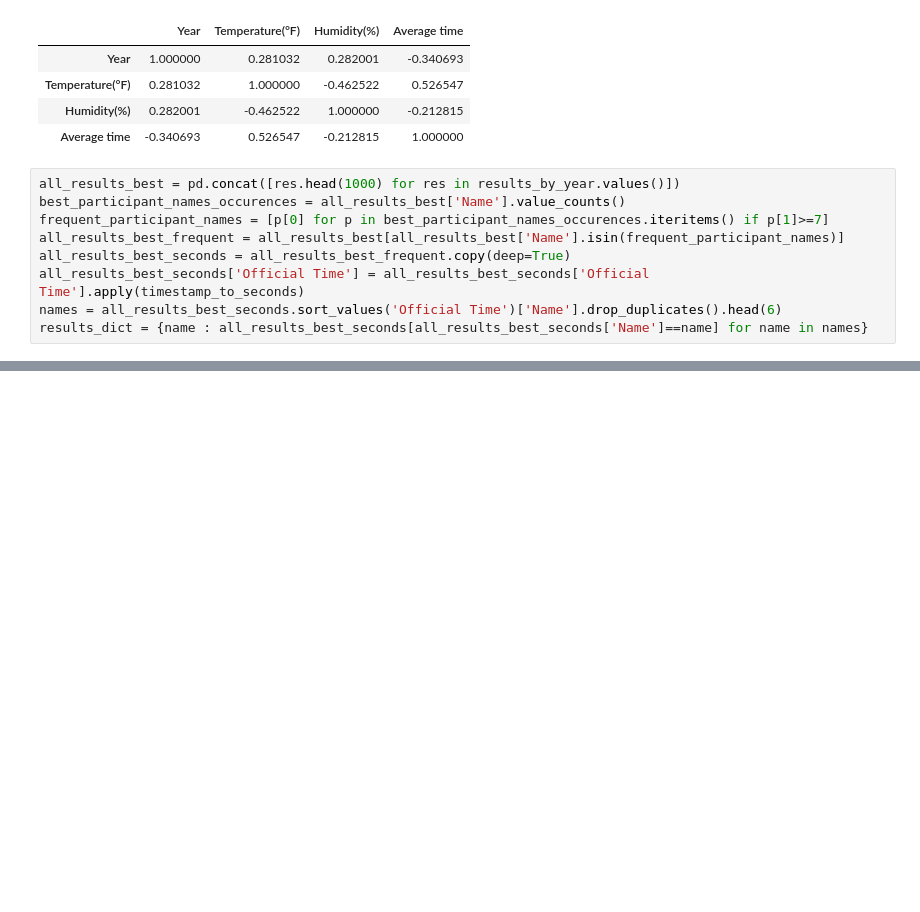
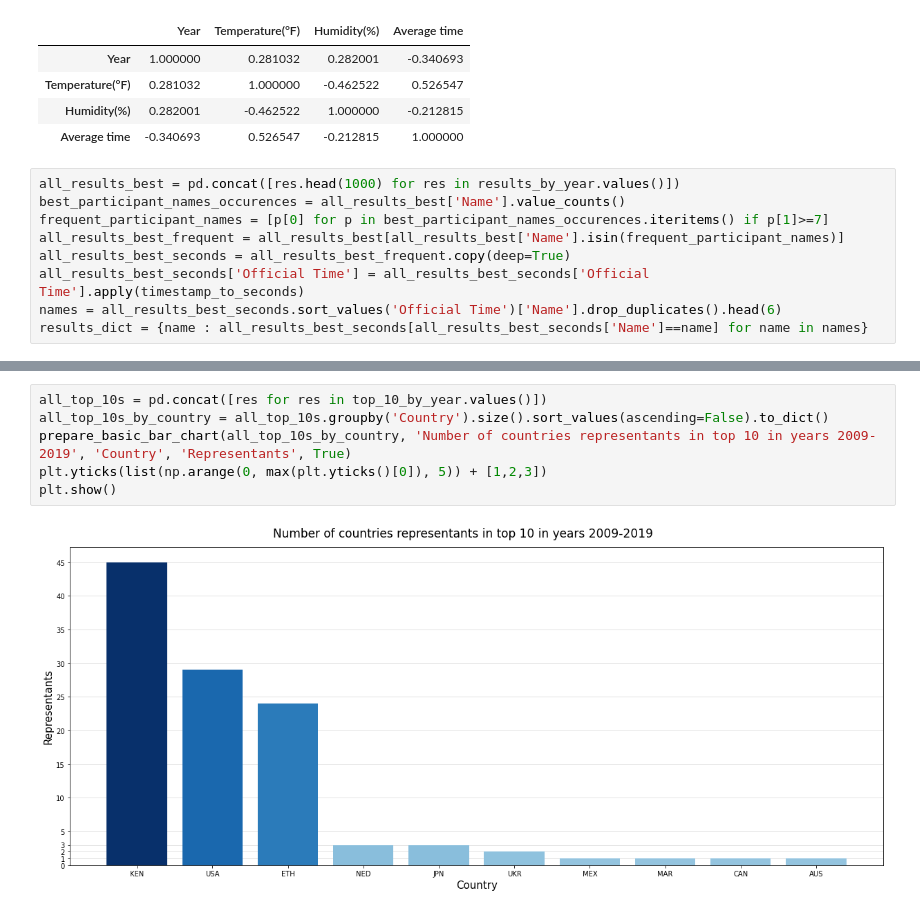
Before and after one commit to tadeq/Boston-marathon-data-analysis, a Jupyter notebook: data_analysis.ipynb, the cells around one changed output, grey strips where cells are left out. Saved outputs shown, nothing was run; the diff lists cells and outputs as text; blank space fills up the shorter version.

```diff
--- a/data_analysis.ipynb
+++ b/data_analysis.ipynb
@@ -433,0 +483,8 @@ plt.show()
+# %%
+all_top_10s = pd.concat([res for res in top_10_by_year.values()])
+all_top_10s_by_country = all_top_10s.groupby('Country').size().sort_values(ascending=False).to_dict()
+prepare_basic_bar_chart(all_top_10s_by_country, 'Number of countries representants in top 10 in years 2009-2019', 'Country', 'Representants', True)
+plt.yticks(list(np.arange(0, max(plt.yticks()[0]), 5)) + [1,2,3])
+plt.show()
+# %% [output]
+[figure, added]
```
Also changed, not shown: parts of 26 cells of this notebook.
